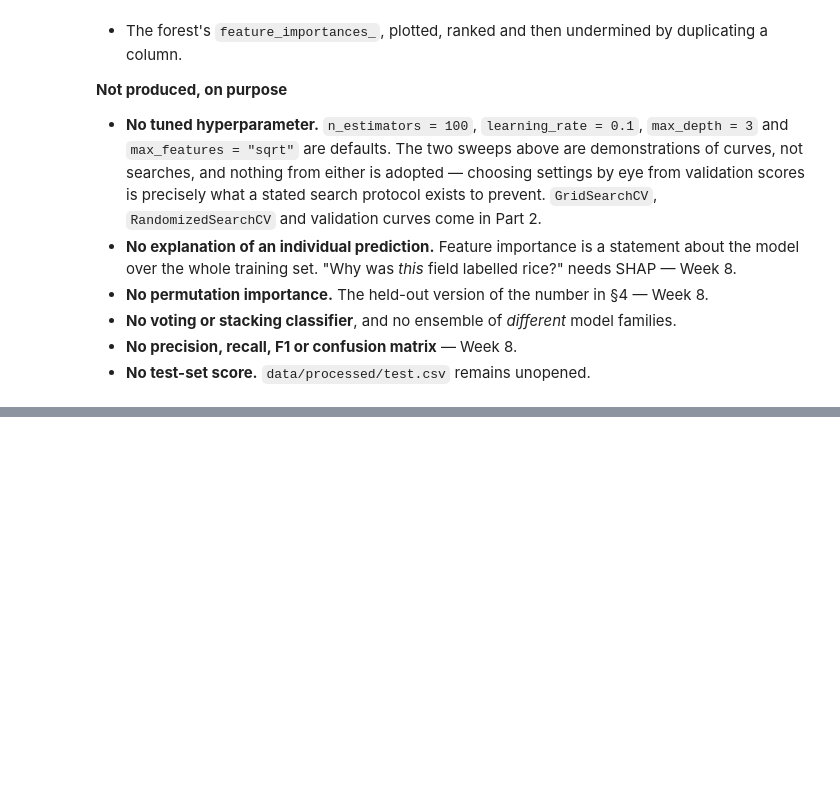
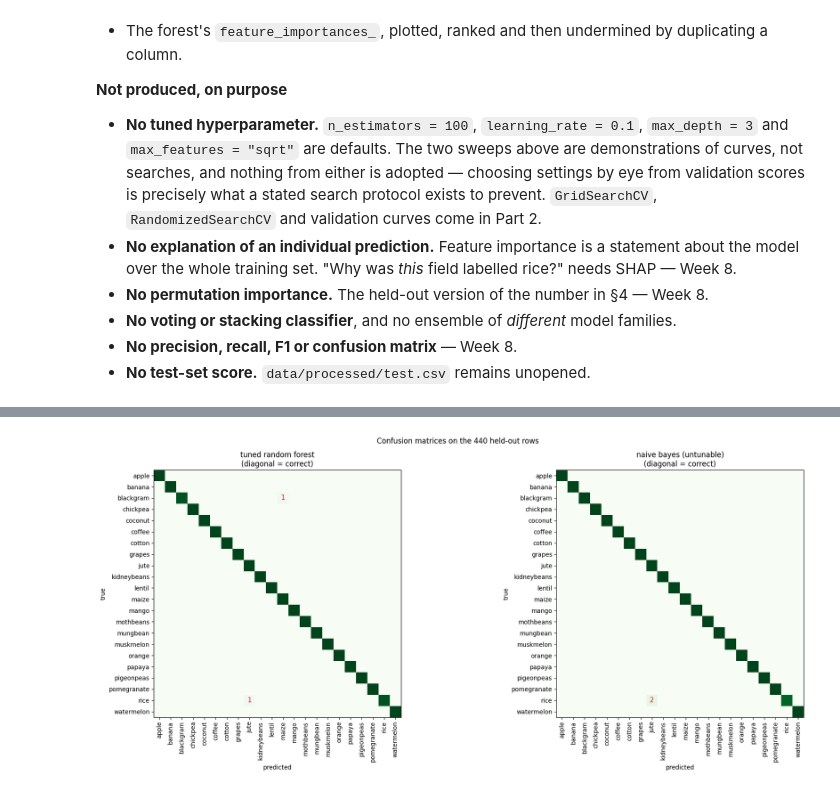
Before and after one commit to Raj-Indra-Asura/Crop-Recommendation-System, a Jupyter notebook: notebooks/06_model_selection.ipynb, the cells around one changed output, grey strips where cells are left out. Cells and saved outputs as stored; diff of their text form; code cells hidden in the pictures; blank space fills up the shorter version.

Commit message:
Add Week 8 Part 2 to notebooks/06_model_selection.ipynb

```diff
--- a/notebooks/06_model_selection.ipynb
+++ b/notebooks/06_model_selection.ipynb
@@ -678,0 +987,24 @@ protocol         : 5-fold stratified CV, seed 42, on data/processed/train.csv
+# %%
+tuned_forest = forest_search["best_estimator"]
+tuned_naive_bayes = naive_bayes_search["best_estimator"]
+
+finalists = {
+    "tuned random forest": tuned_forest,
+    "naive bayes (untunable)": tuned_naive_bayes,
+}
+
+held_out = pd.DataFrame(
+    [
+        {
+            "model": name,
+            "test accuracy": round(scored["accuracy"], 4),
+            "macro F1": round(scored["macro_f1"], 4),
+            "weighted F1": round(scored["weighted_f1"], 4),
+            "errors": scored["n_samples"] - round(scored["accuracy"] * scored["n_samples"]),
+        }
+        for name, model in finalists.items()
+        for scored in [evaluate_model(model, X_test, y_test)]
+    ]
+).set_index("model")
+
+held_out
@@ -678,0 +1058,21 @@ protocol         : 5-fold stratified CV, seed 42, on data/processed/train.csv
+# %%
+figure, axes = plt.subplots(1, 2, figsize=(19, 8))
+
+for axis, (name, model) in zip(axes, finalists.items(), strict=True):
+    matrix = confusion_frame(y_test, model.predict(X_test))
+    axis.imshow(matrix.to_numpy(), cmap="Greens")
+    axis.set_xticks(range(len(matrix)), matrix.columns, rotation=90)
+    axis.set_yticks(range(len(matrix)), matrix.index)
+    axis.set_xlabel("predicted")
+    axis.set_ylabel("true")
+    axis.set_title(f"{name}\n(diagonal = correct)")
+    for i in range(len(matrix)):
+        for j in range(len(matrix)):
+            count = matrix.iat[i, j]
+            if count and i != j:
+                axis.text(j, i, count, ha="center", va="center", color="crimson", fontsize=11)
+
+figure.suptitle("Confusion matrices on the 440 held-out rows")
+figure.tight_layout()
+# %% [output]
+[figure, added]
```
Also changed, not shown: parts of 28 cells of this notebook.
